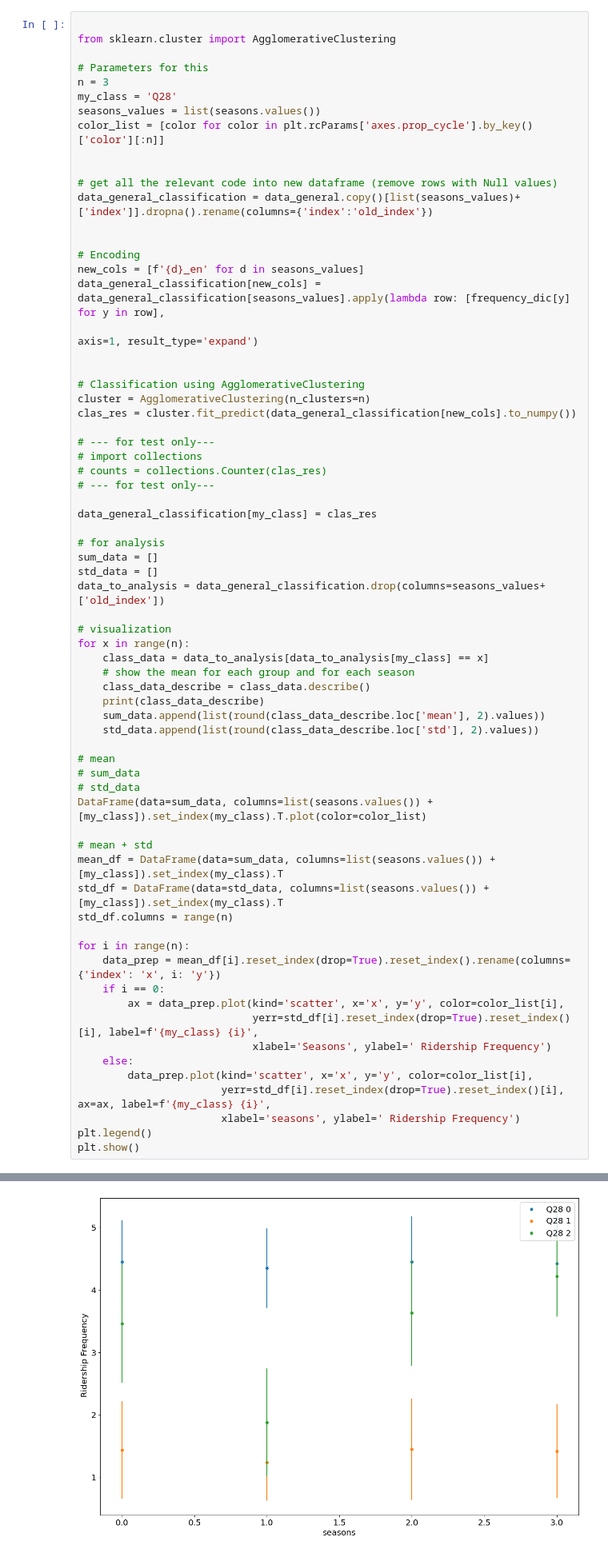
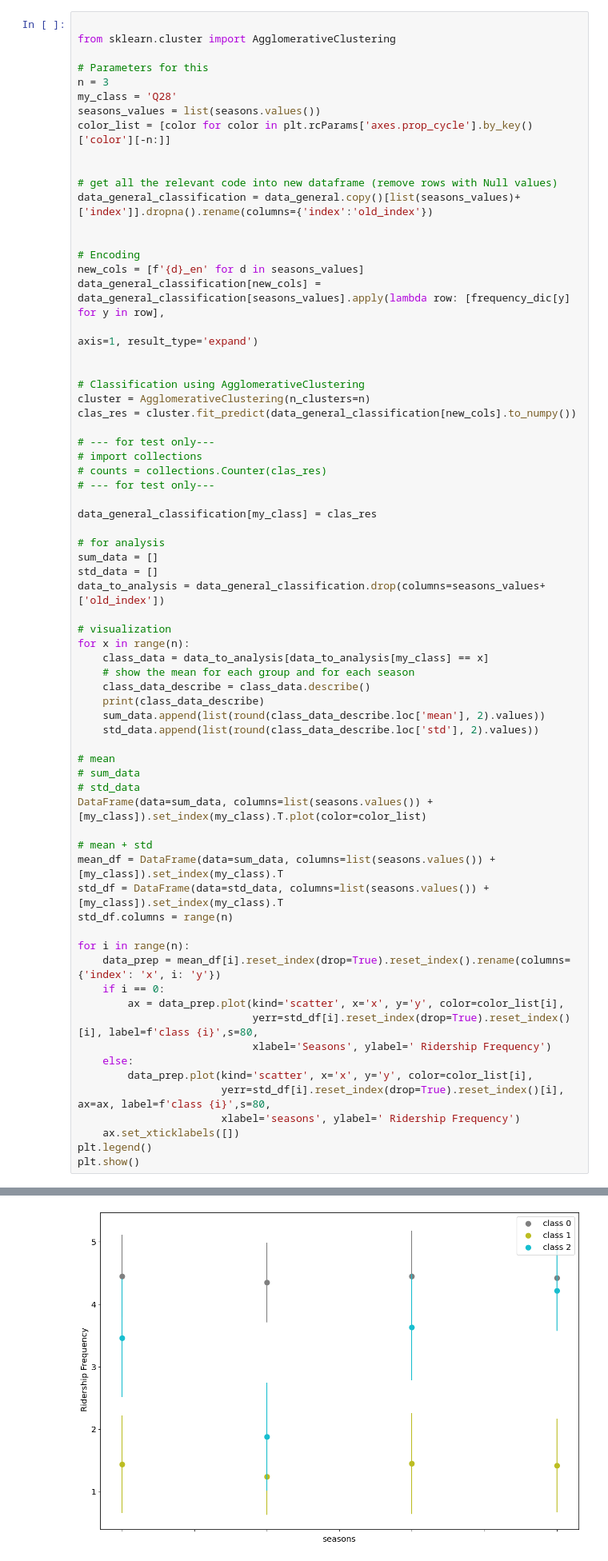
Before and after one commit to achic19/Biketheft, a Jupyter notebook: python/notebooks/paper_2_notebook/general analysis.ipynb, the cells around one changed output, grey strips where cells are left out. Shown: that part at 80% size. Cells and saved outputs as stored; diff of their text form.

```diff
--- a/python/notebooks/paper_2_notebook/general analysis.ipynb
+++ b/python/notebooks/paper_2_notebook/general analysis.ipynb
@@ -411,7 +412,7 @@ from sklearn.cluster import AgglomerativeClustering
 n = 3
 my_class = 'Q28'
 seasons_values = list(seasons.values())
-color_list = [color for color in plt.rcParams['axes.prop_cycle'].by_key()['color'][:n]]
+color_list = [color for color in plt.rcParams['axes.prop_cycle'].by_key()['color'][-n:]]
 
 
 # get all the relevant code into new dataframe (remove rows with Null values)
@@ -463,12 +464,13 @@ for i in range(n):
     data_prep = mean_df[i].reset_index(drop=True).reset_index().rename(columns={'index': 'x', i: 'y'})
     if i == 0:
         ax = data_prep.plot(kind='scatter', x='x', y='y', color=color_list[i],
-                            yerr=std_df[i].reset_index(drop=True).reset_index()[i], label=f'{my_class} {i}',
+                            yerr=std_df[i].reset_index(drop=True).reset_index()[i], label=f'class {i}',s=80,
                             xlabel='Seasons', ylabel=' Ridership Frequency')
     else:
         data_prep.plot(kind='scatter', x='x', y='y', color=color_list[i],
-                       yerr=std_df[i].reset_index(drop=True).reset_index()[i], ax=ax, label=f'{my_class} {i}',
+                       yerr=std_df[i].reset_index(drop=True).reset_index()[i], ax=ax, label=f'class {i}',s=80,
                        xlabel='seasons', ylabel=' Ridership Frequency')
+    ax.set_xticklabels([])
 plt.legend()
 plt.show()
 # %% [output]
@@ -497 +526 @@ max      5.000000    5.000000    5.000000    5.000000    2.0
-[figure, old version]
+[figure, new version]
```
Also changed, not shown: parts of 8 cells of this notebook, 2 other files.
